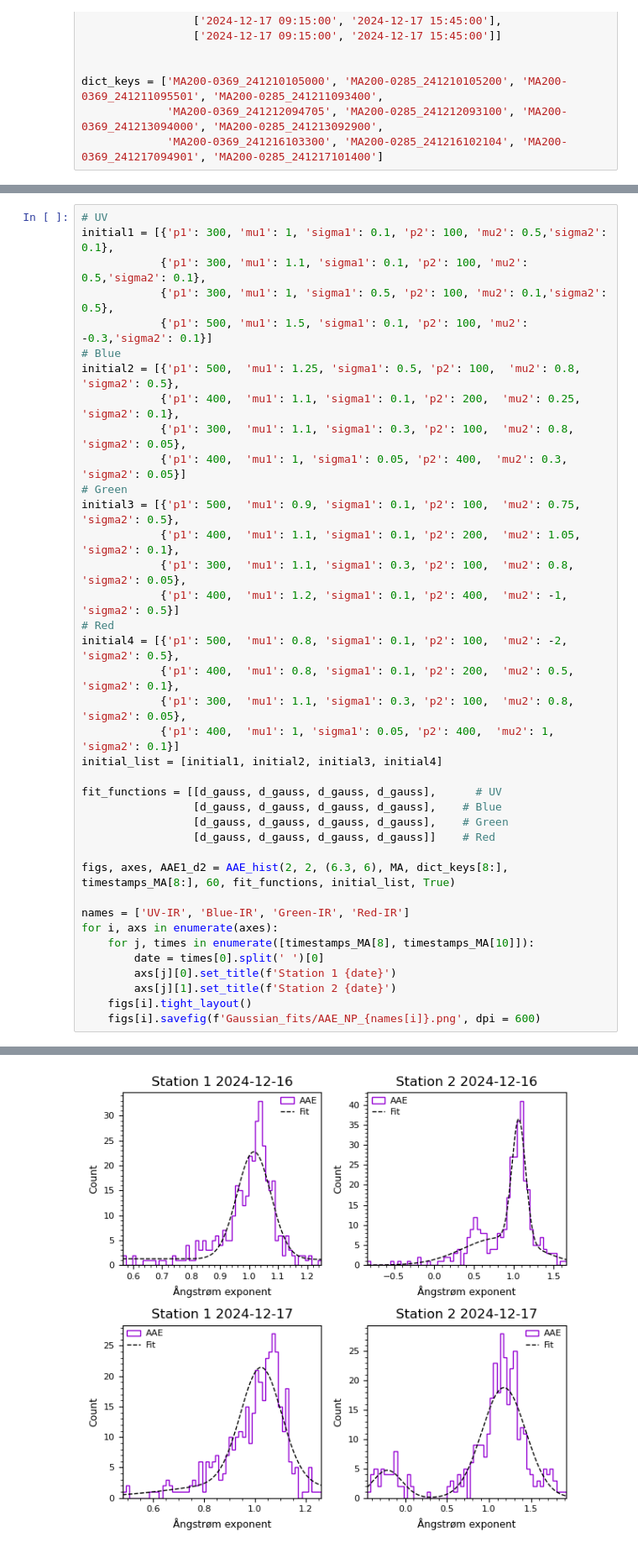
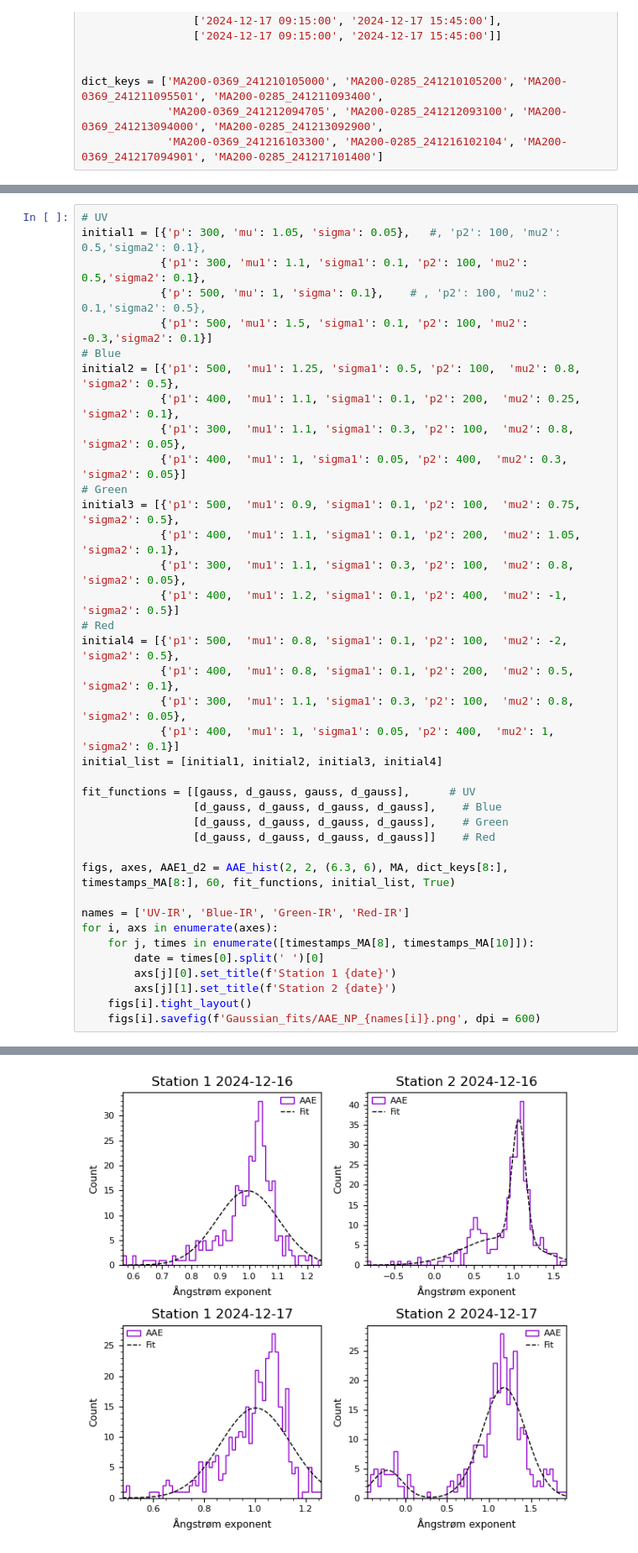
Before and after one commit to Normann25/Master-thesis, a Jupyter notebook: DSB_measurements/Fits.ipynb, the cells around one changed output, grey strips where cells are left out. Shown at 84% size. Drawn from its saved outputs; the diff is of its cells as text.

```diff
--- a/DSB_measurements/Fits.ipynb
+++ b/DSB_measurements/Fits.ipynb
@@ -164,9 +164,9 @@ Red and IR
 [figure]
 # %%
 # UV
-initial1 = [{'p1': 300, 'mu1': 1, 'sigma1': 0.1, 'p2': 100, 'mu2': 0.5,'sigma2': 0.1},
+initial1 = [{'p': 300, 'mu': 1.05, 'sigma': 0.05},   #, 'p2': 100, 'mu2': 0.5,'sigma2': 0.1},
             {'p1': 300, 'mu1': 1.1, 'sigma1': 0.1, 'p2': 100, 'mu2': 0.5,'sigma2': 0.1},
-            {'p1': 300, 'mu1': 1, 'sigma1': 0.5, 'p2': 100, 'mu2': 0.1,'sigma2': 0.5},
+            {'p': 500, 'mu': 1, 'sigma': 0.1},    # , 'p2': 100, 'mu2': 0.1,'sigma2': 0.5},
             {'p1': 500, 'mu1': 1.5, 'sigma1': 0.1, 'p2': 100, 'mu2': -0.3,'sigma2': 0.1}]
 # Blue
 initial2 = [{'p1': 500,  'mu1': 1.25, 'sigma1': 0.5, 'p2': 100,  'mu2': 0.8, 'sigma2': 0.5},
@@ -185,7 +185,7 @@ initial4 = [{'p1': 500,  'mu1': 0.8, 'sigma1': 0.1, 'p2': 100,  'mu2': -2, 'sigm
             {'p1': 400,  'mu1': 1, 'sigma1': 0.05, 'p2': 400,  'mu2': 1, 'sigma2': 0.1}]
 initial_list = [initial1, initial2, initial3, initial4]
 
-fit_functions = [[d_gauss, d_gauss, d_gauss, d_gauss],      # UV
+fit_functions = [[gauss, d_gauss, gauss, d_gauss],      # UV
                  [d_gauss, d_gauss, d_gauss, d_gauss],    # Blue
                  [d_gauss, d_gauss, d_gauss, d_gauss],    # Green
                  [d_gauss, d_gauss, d_gauss, d_gauss]]    # Red
@@ -216,9 +216,9 @@ UV and IR
 ... (48 lines left out)
 2024-12-17 09:15:00
 Red and IR
 <ValueView p1=329.75568692861447 mu1=1.2126190296061137 sigma1=0.7145255169591305 p2=33.081285928191875 mu2=-2.369199491138528 sigma2=1.3478205737706253>
 <ErrorView p1=27.030855932602666 mu1=0.05994784304313443 sigma1=0.036603672928455615 p2=71.55611946677388 mu2=0.4734933709632109 sigma2=16.199845265740763>
-[figure, old version]
+[figure, new version]
 [figure]
 [figure]
 [figure]
```
Also changed, not shown: parts of 1 cell of this notebook, 1 other file.
